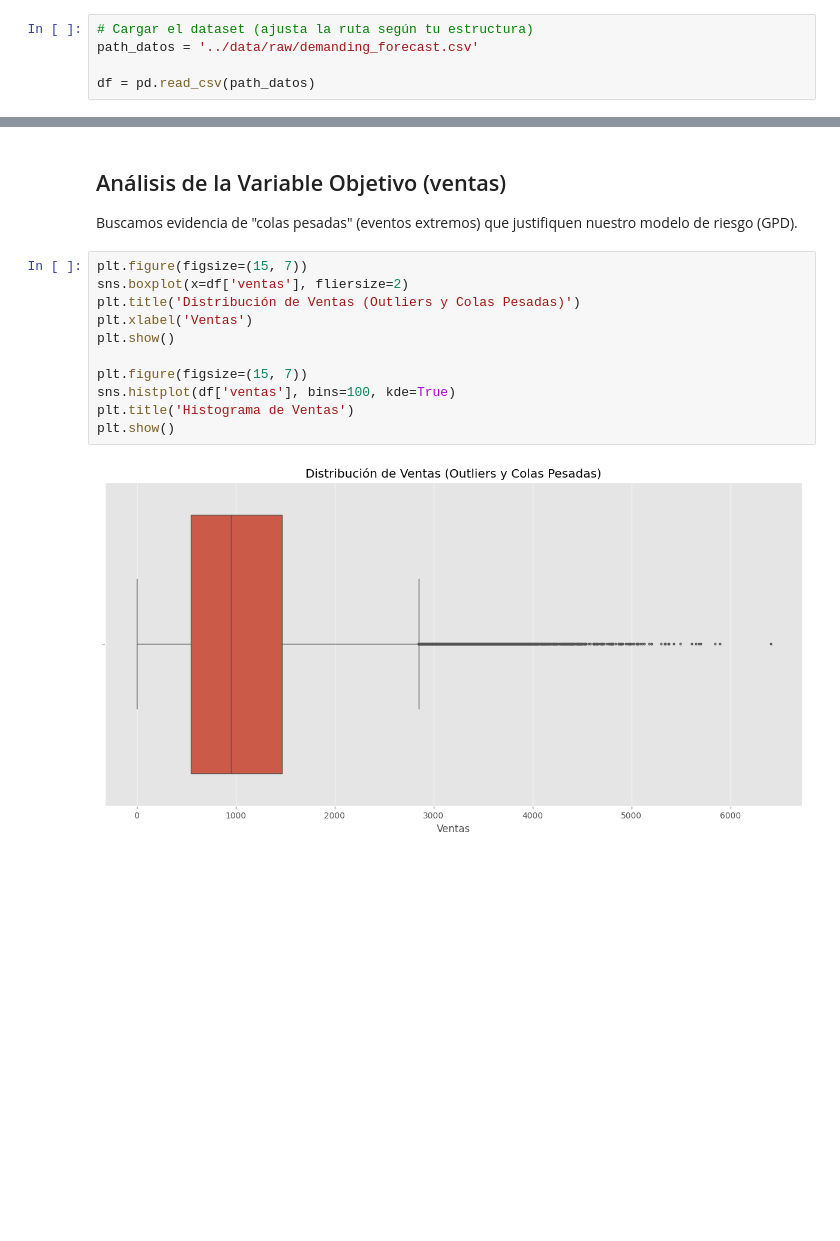
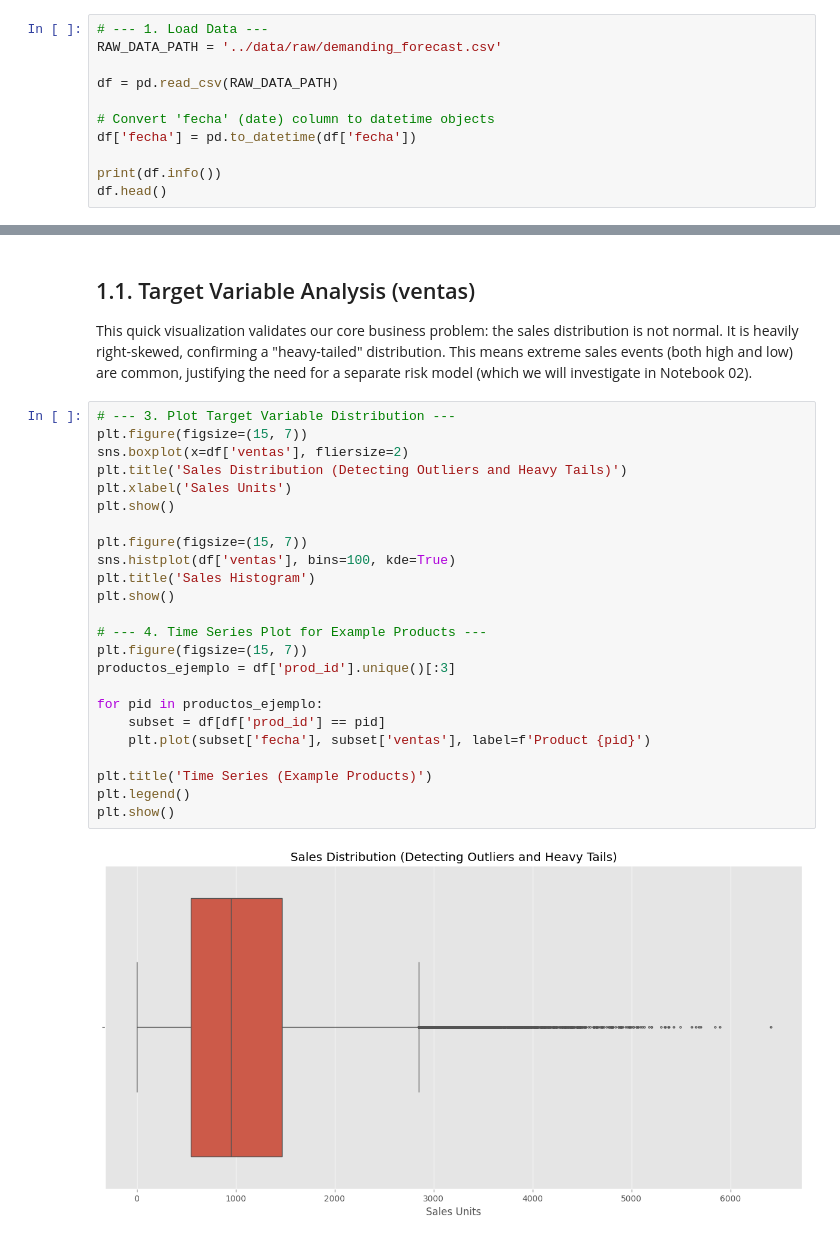
Before and after one commit to lugerlakes/agricultural_demand_forecast, a Jupyter notebook: notebooks/01-model_core.ipynb, the cells around one changed output, grey strips where cells are left out. Drawn from its saved outputs; the diff is of its cells as text; blank space fills up the shorter version.

Commit message:
01 notebook done

```diff
--- a/notebooks/01-model_core.ipynb
+++ b/notebooks/01-model_core.ipynb
@@ -27,5 +27,11 @@ plt.rcParams['figure.figsize'] = (15, 7)
 # %%
-# Cargar el dataset (ajusta la ruta según tu estructura)
-path_datos = '../data/raw/demanding_forecast.csv'
+# --- 1. Load Data ---
+RAW_DATA_PATH = '../data/raw/demanding_forecast.csv'
 
-df = pd.read_csv(path_datos)
+df = pd.read_csv(RAW_DATA_PATH)
+
+# Convert 'fecha' (date) column to datetime objects
+df['fecha'] = pd.to_datetime(df['fecha'])
+
+print(df.info())
+df.head()
@@ -69,16 +69,29 @@ Rango de fechas: 2012-01-01 a 2023-12-01
 # %% [markdown]
-## Análisis de la Variable Objetivo (ventas)
-Buscamos evidencia de "colas pesadas" (eventos extremos) que justifiquen nuestro modelo de riesgo (GPD).
+## 1.1. Target Variable Analysis (ventas)
+This quick visualization validates our core business problem: the sales distribution is not normal. It is heavily right-skewed, confirming a "heavy-tailed" distribution. This means extreme sales events (both high and low) are common, justifying the need for a separate risk model (which we will investigate in Notebook 02).
 # %%
+# --- 3. Plot Target Variable Distribution ---
 plt.figure(figsize=(15, 7))
 sns.boxplot(x=df['ventas'], fliersize=2)
-plt.title('Distribución de Ventas (Outliers y Colas Pesadas)')
-plt.xlabel('Ventas')
+plt.title('Sales Distribution (Detecting Outliers and Heavy Tails)')
+plt.xlabel('Sales Units')
 plt.show()
 
 plt.figure(figsize=(15, 7))
 sns.histplot(df['ventas'], bins=100, kde=True)
-plt.title('Histograma de Ventas')
+plt.title('Sales Histogram')
 plt.show()
+
+# --- 4. Time Series Plot for Example Products ---
+plt.figure(figsize=(15, 7))
+productos_ejemplo = df['prod_id'].unique()[:3]
+
+for pid in productos_ejemplo:
+    subset = df[df['prod_id'] == pid]
+    plt.plot(subset['fecha'], subset['ventas'], label=f'Product {pid}')
+
+plt.title('Time Series (Example Products)')
+plt.legend()
+plt.show()
 # %% [output]
-[figure, old version]
+[figure, new version]
```
Also changed, not shown: parts of 23 cells of this notebook.
